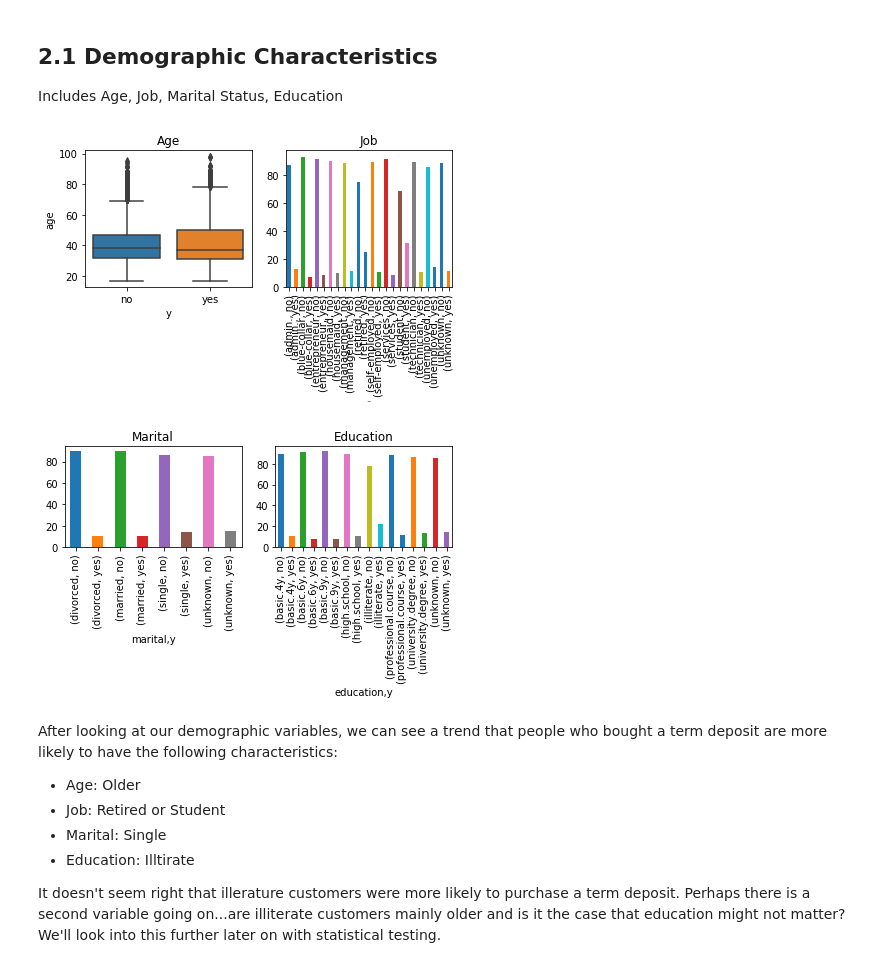
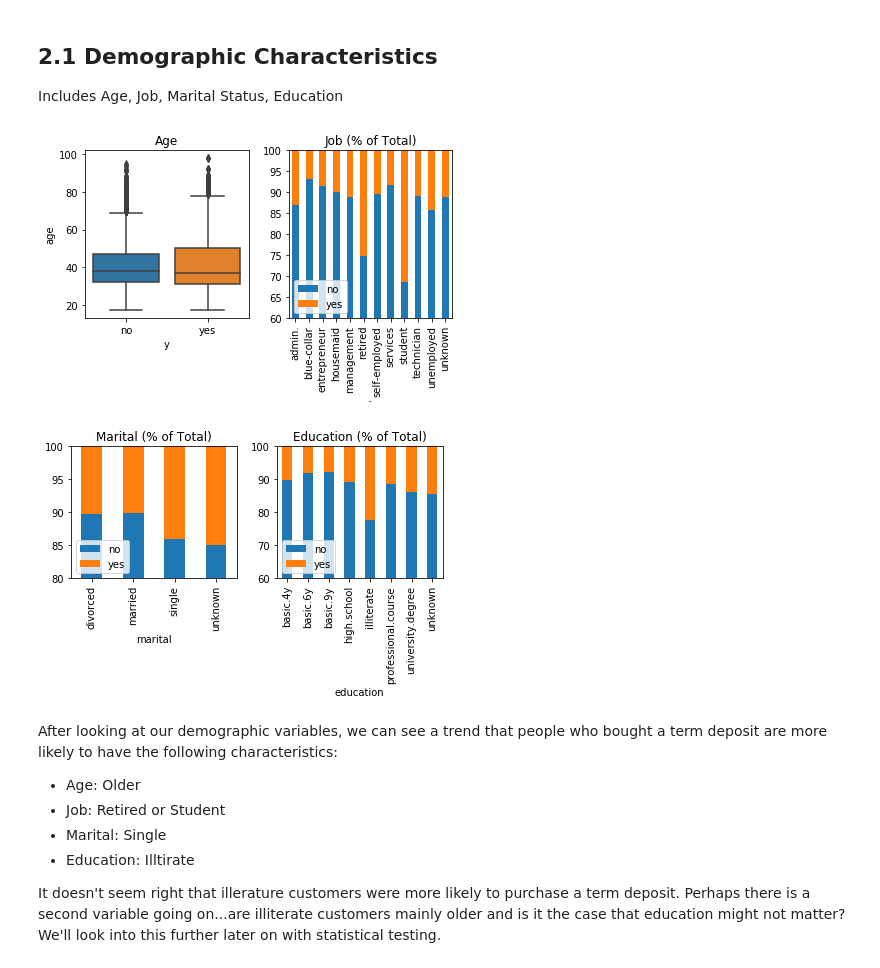
Before and after one commit to Jwn758/SpringboardProjects, a Jupyter notebook: CapstoneProject1/Jin No's Capstone Project 1.ipynb, the cells around one changed output. Drawn from its saved outputs; the diff is of its cells as text; code cells hidden in the pictures.

```diff
--- a/CapstoneProject1/Jin No's Capstone Project 1.ipynb
+++ b/CapstoneProject1/Jin No's Capstone Project 1.ipynb
@@ -238,42 +244,51 @@ Includes Age, Job, Marital Status, Education
 # %%
 #Using seaborn for visual EDA
 fig, axes = plt.subplots(nrows=1, ncols=2)
 #sns.countplot
 
 #Age
 sns.boxplot(x = "y", y = "age", data = df2, ax = axes[0])
 axes[0].set_title("Age")
 
 #Job
 job_df = df2.groupby(["job","y"]).size()
 job_df = job_df.groupby(level = 0).apply(lambda x: 100*x / float(x.sum()))
-#sns.barplot(x = "job", y = "y", data = job_df, ax = axes[1])
-job_df.plot.bar(ax = axes[1])
+job_df = pd.DataFrame(job_df)
+job_df.unstack().plot(kind = "bar", stacked = True, ax = axes[1])
+axes[1].legend(["no", "yes"], loc = "lower left")
 axes[1].set_xlabel("Jobs", fontsize = 2)
-axes[1].set_title("Job")
+axes[1].set_ylim((60,100))
+axes[1].set_title("Job (% of Total)")
 
 plt.tight_layout()
 plt.show()
-#sns.boxplot(x = "age", y = "job", hue = "Output", data = df2, palette = "Set1")
 
 fig, axes = plt.subplots(nrows=1, ncols=2)
 #Marital
 marital_df = df2.groupby(["marital", "y"]).size()
 marital_df = marital_df.groupby(level = 0).apply(lambda x: 100*x / float(x.sum()))
-marital_df.plot.bar(ax = axes[0])
-axes[0].set_title("Marital")
+marital_df = pd.DataFrame(marital_df)
+marital_df.unstack().plot(kind = "bar", stacked = True, ax = axes[0])
+#marital_df.plot.bar(ax = axes[0])
+axes[0].legend(["no", "yes"], loc = "lower left")
+axes[0].set_ylim((80,100))
+axes[0].set_title("Marital (% of Total)")
 
 #Education
 education_df = df2.groupby(["education", "y"]).size()
 education_df = education_df.groupby(level = 0).apply(lambda x: 100*x / float(x.sum()))
-education_df.plot.bar(ax = axes[1])
-axes[1].set_title("Education")
+education_df = pd.DataFrame(education_df)
+education_df.unstack().plot(kind = "bar", stacked = True, ax = axes[1])
+#education_df.plot.bar(ax = axes[1])
+axes[1].legend(["no", "yes"], loc = "lower left")
+axes[1].set_ylim((60,100))
+axes[1].set_title("Education (% of Total)")
 
 plt.tight_layout()
 plt.show()
 # %% [output]
-[figure, old version]
+[figure, new version]
-[figure, old version]
+[figure, new version]
 # %% [markdown]
 After looking at our demographic variables, we can see a trend that people who bought a term deposit are more likely to have the following characteristics:
 * Age: Older
```
Also changed, not shown: parts of 33 cells of this notebook.
